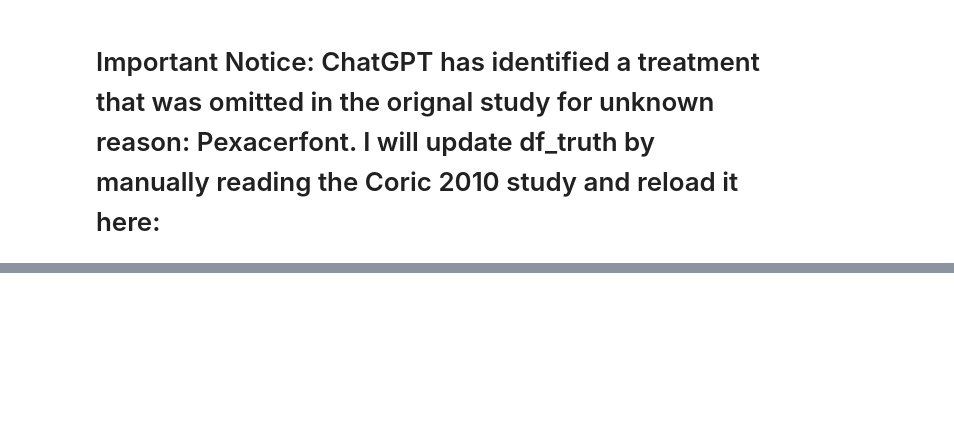
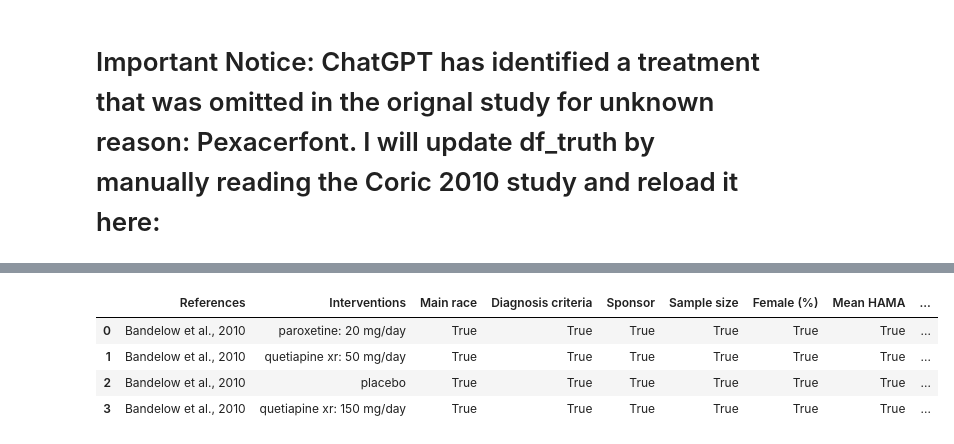
Before and after one commit to brandonorodriguez/Leveraging-GPT-4o-for-Structured-Data-Extraction-in-Clinical-Trials, a Jupyter notebook: Data_Extraction.ipynb, the cells around one changed output, grey strips where cells are left out. Cells and saved outputs as stored; diff of their text form; code cells hidden in the pictures; blank space fills up the shorter version.

```diff
--- a/Data_Extraction.ipynb
+++ b/Data_Extraction.ipynb
@@ -609,0 +1053,2 @@ coric2010_results = testing(df_truth, coric_2010_df)
+# %%
+bandelow_2010_df = json_parsing(structured_data_bandelow_2010)
@@ -609,0 +1077,13 @@ coric2010_results = testing(df_truth, coric_2010_df)
+# %%
+from openpyxl import load_workbook
+
+file_path = '../Downloads/all_studies_final.xlsx'
+workbook = load_workbook(file_path)
+sheet = workbook.active
+
+# Convert to DataFrame
+data = sheet.values
+columns = next(data)
+df_truth = pd.DataFrame(data, columns=columns)
+df_truth = preprocess_interventions_and_diag(df_truth)
+df_truth = preprocess_numerical_columns(df_truth, numerical_cols)
@@ -609,0 +1106,14 @@ coric2010_results = testing(df_truth, coric_2010_df)
+# %%
+bandelow_2010_df = rename_columns(bandelow_2010_df)
+bandelow_2010_df = preprocess_interventions_and_diag(bandelow_2010_df)
+bandelow_2010_df = preprocess_numerical_columns(bandelow_2010_df, numerical_cols)
+# %%
+bandelow2010_results = testing(df_truth, bandelow_2010_df)
+# %%
+bandelow2010_results
+# %% [output]
+|  | References | Interventions | Main race | Diagnosis criteria | Sponsor | Sample size | Female (%) | Mean HAMA | ... |
+| 0 | Bandelow et al., 2010 | paroxetine: 20 mg/day | True | True | True | True | True | True | ... |
+| 1 | Bandelow et al., 2010 | quetiapine xr: 50 mg/day | True | True | True | True | True | True | ... |
+| 2 | Bandelow et al., 2010 | placebo | True | True | True | True | True | True | ... |
+| 3 | Bandelow et al., 2010 | quetiapine xr: 150 mg/day | True | True | True | True | True | True | ... |
```
Also changed, not shown: parts of 100 cells of this notebook, 17 other files.
